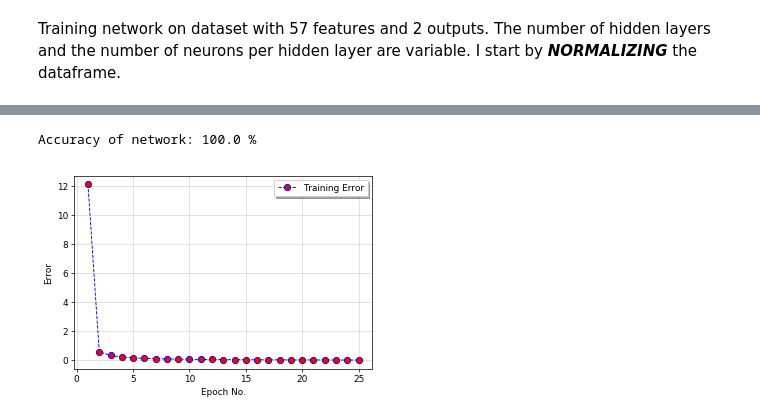
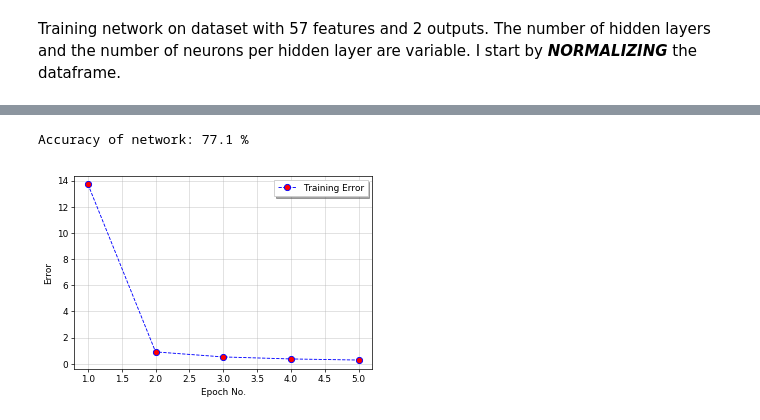
Before and after one commit to istewar1/Research, a Jupyter notebook: COSC 528/Project 4/COSC528_Project4_istewar1.ipynb, the cells around one changed output, grey strips where cells are left out. Drawn from its saved outputs; the diff is of its cells as text; code cells hidden in the pictures.

```diff
--- a/COSC 528/Project 4/COSC528_Project4_istewar1.ipynb
+++ b/COSC 528/Project 4/COSC528_Project4_istewar1.ipynb
@@ -165,8 +165,8 @@ class ANN(object):
         test_list = np.arange(0,len(data))
         test_list = np.delete(test_list,train_list)
 
-        self.data_train = np.array(data[train_list]) ; #random.shuffle(self.data_train)
-        self.data_test  = np.array(data[test_list])  ; #random.shuffle(self.data_test)
+        self.data_train = np.array(data[train_list]) ; random.shuffle(self.data_train)
+        self.data_test  = np.array(data[test_list])  ; random.shuffle(self.data_test)
         if self.printer:
             print 'CHECK: Original data shape of (%i,%i) and splits shapes:\n\ttraining_data:\t(%i,%i)\n\ttest_data:\t(%i,%i)'\
                     %(data.shape[0],data.shape[1],self.data_train.shape[0],self.data_train.shape[1],\
@@ -283,8 +283,10 @@ class ANN(object):
             if i != 0:
                 inputs = [neuron['output'] for neuron in network[i - 1]]
             for neuron in network[i]:
+                # Updating weights based on input, learning rate, and calculated error
                 for j in range(len(inputs)):
                     neuron['weights'][j] = neuron['weights'][j] + learning_rate * neuron['error'] * inputs[j]
+                # Updating bias
                 neuron['weights'][-1] = neuron['weights'][-1] + learning_rate * neuron['error']
         self.network = network
         return network
@@ -309,7 +311,7 @@ class ANN(object):
                 #print row
                 outputs = self.forward(network, row)
                 self.expected = np.zeros(self.n_outputs)
-                self.expected[row[-1]] = 1
+                self.expected[-1] = 1
                 #print self.expected,outputs # *******Test this output comparison********
                 #print len(self.expected),len(outputs),outputs
                 for i in range(len(self.expected)):
@@ -328,13 +330,14 @@ class ANN(object):
                 checker = False
             else:
                 now = time.time() - end
-                end = end + now ; delta = end-start
+                end = end + now ; delta = end - start
             if self.printer:
                 print 'epoch: %i  \terror: %.4f\ttime: %.1f   (seconds)'%(epoch+1,total_error,delta)
             error_dict[epoch+1] = total_error
 
         # --- MAKE PREDICTIONS --- #
         predicted_values = []
+        # row = data entry in dataset
         for row in np.array(self.data_test):
             outputs = self.forward(self.network, row)
             #print row[-1],outputs
@@ -355,10 +358,10 @@ X = ANN(df_norm, #data
         2,   # number of hidden layers
         2,   # number of neurons per hidden layer
         2,   # number of outputs (2)
-        'sigmoid', # activation function
-        0.5, # learning rate
+        'linear', # activation function
+        0.3, # learning rate
         printer=True)
-total_error,outputs = X.main(60,25)
+total_error,outputs = X.main(60,5)
 # %% [output]
 CHECK: Original data shape of (4601,58) and splits shapes:
         training_data:  (2761,58)
@@ -380,30 +374,29 @@ epoch: 25       error: 0.0312   time: 12.4   (seconds)
 # %%
 # ------ Plotting results ------ #
 x = [i for i in total_error]
 y = [total_error[i] for i in total_error]
 fig,ax = plt.subplots(1,1,dpi=64)
 ax.plot(x,y,'bo--',linewidth=1,markerfacecolor='red',markersize=7,label='Training Error')
 ax.legend(loc='upper right',fancybox=False,shadow=True)
 ax.grid(alpha=0.5)
 ax.set_xlabel('Epoch No.')
 ax.set_ylabel('Error')
 if True:
     plt.savefig(inPath+'Figures/Training_error.png',dpi=400)
 
 # ------ Calculating the prediction accuracy of network ------ #
 known = np.array([i[-1] for i in X.data_test])
 known_values = (known - known.mean()) / (known.max() - known.min())
-outputs = np.asarray(known_values)
+known_values = np.asarray(known_values)
 count_pos = 0 ; count_neg = 0
 for i in range(len(known_values)):
     if (known_values[i]>0.0)and(outputs[i]>0.0):
         count_pos+=1
     elif (known_values[i]<0.0)and(outputs[i]<0.0):
         count_pos+=1
     else:
-        print known_values[i],outputs[i]
         count_neg+=1
 print 'Accuracy of network: %.1f %%'%(float(count_pos)/float(count_pos+count_neg)*100)
 # %% [output]
-Accuracy of network: 100.0 %
+Accuracy of network: 77.1 %
-[figure, old version]
+[figure, new version]
```
Also changed, not shown: parts of 2 cells of this notebook, 4 other files.
